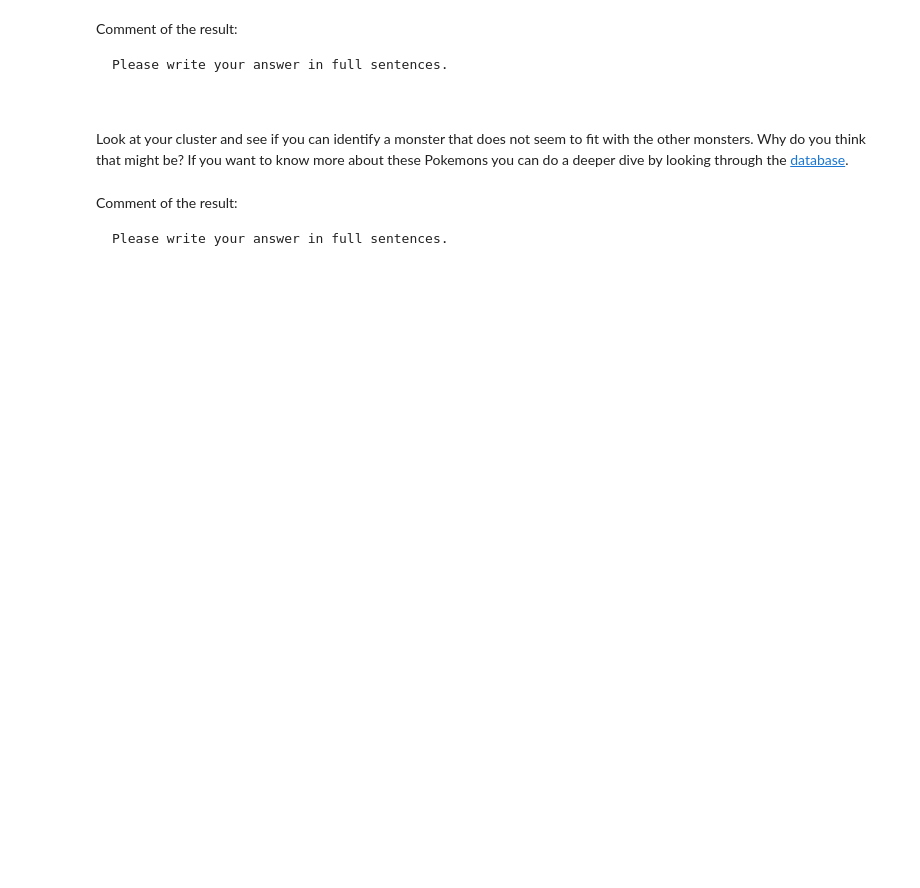
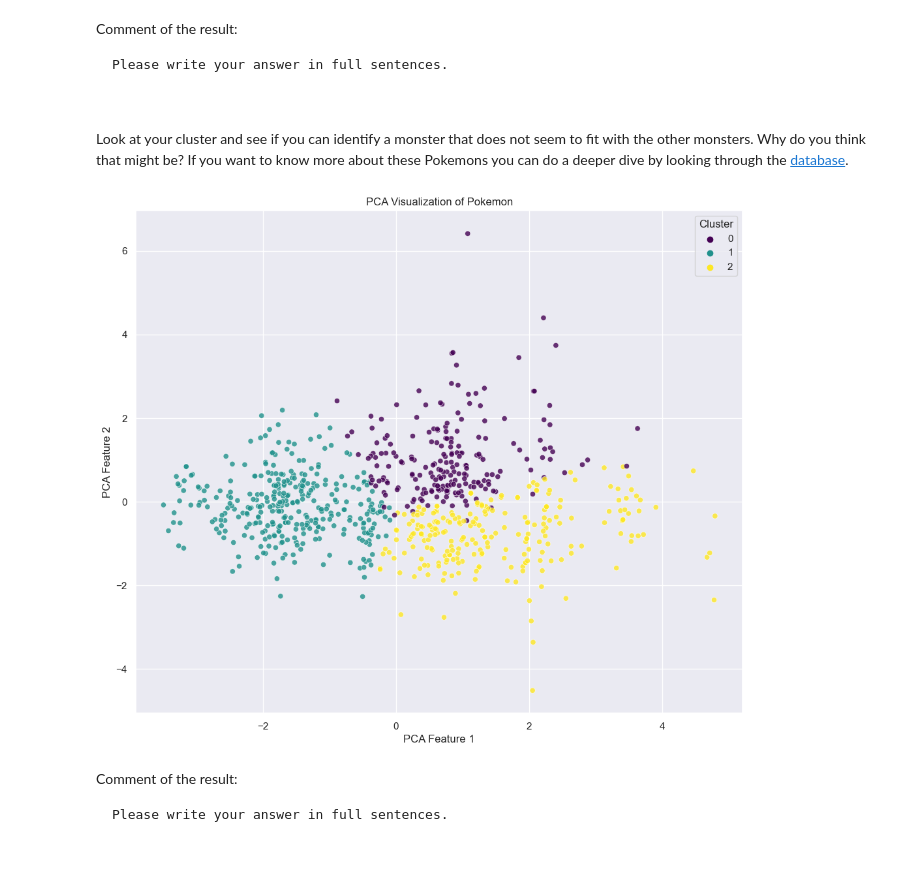
Before and after one commit to BU-MSSP-Classroom/MA679_Spring2024_09_unsupervised-yuyangsun28k, a Jupyter notebook: Ch12_Unsupervised_Python.ipynb, the cells around one changed output. Saved outputs shown, nothing was run; the diff lists cells and outputs as text; code cells hidden in the pictures; blank space fills up the shorter version.

```diff
--- a/Ch12_Unsupervised_Python.ipynb
+++ b/Ch12_Unsupervised_Python.ipynb
@@ -311,8 +367,24 @@ Please write your answer in full sentences.
 
 Look at your cluster and see if you can identify a monster that does not seem to fit with the other monsters. Why do you think that might be?  If you want to know more about these Pokemons you can do a deeper dive by looking through the [database](https://pokemondb.net/pokedex/all).
 # %%
-#
-#
+from sklearn.decomposition import PCA
+
+kmeans_optimal = KMeans(n_clusters=3, init='k-means++', max_iter=300, n_init=10, random_state=55)
+cluster_labels = kmeans_optimal.fit_predict(features_scaled)
+
+Pokemon['Cluster'] = cluster_labels
+pca = PCA(n_components=2)
+features_pca = pca.fit_transform(features_scaled)
+
+plt.figure(figsize=(12, 10))
+sns.scatterplot(x=features_pca[:, 0], y=features_pca[:, 1], hue=Pokemon['Cluster'], palette='viridis', alpha=0.8)
+plt.title('PCA Visualization of Pokemon')
+plt.xlabel('PCA Feature 1')
+plt.ylabel('PCA Feature 2')
+plt.legend(title='Cluster')
+plt.show()
+# %% [output]
+[figure, added]
 # %% [markdown]
 Comment of the result:
 
```
Also changed, not shown: parts of 5 cells of this notebook.
